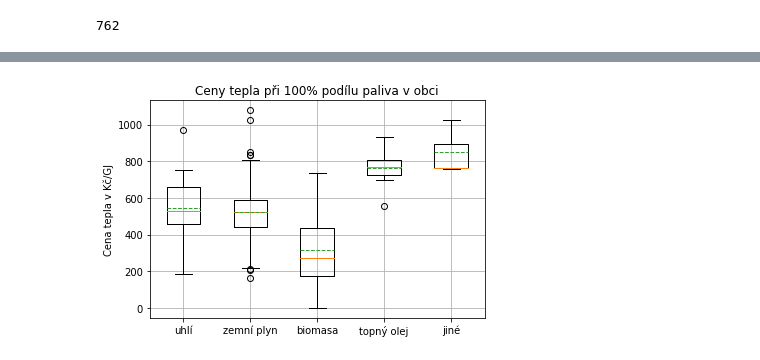
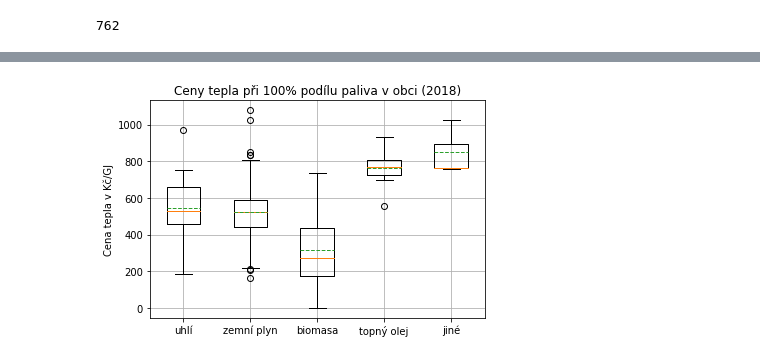
Before and after one commit to jandolezal/ceny-tepla, a Jupyter notebook: 2018/obce_z_lokalit_primo.ipynb, the cells around one changed output, grey strips where cells are left out. Drawn from its saved outputs; the diff is of its cells as text; code cells hidden in the pictures.

```diff
--- a/2018/obce_z_lokalit_primo.ipynb
+++ b/2018/obce_z_lokalit_primo.ipynb
@@ -105,6 +105,8 @@ obce['teplo_cena'] = grouped.apply(lambda x: np.average(x['dod_cena'], weights=x
 # %%
 for palivo in ['uhli', 'plyn', 'biomasa', 'olej', 'ostatni']:
     obce[palivo] = grouped[palivo].sum()
+
+for palivo in ['uhli', 'plyn', 'biomasa', 'olej', 'ostatni']:
     obce[f'pod_{palivo}'] = obce[f'{palivo}']/obce['teplo_mnozstvi']
 
 obce = obce.reset_index(drop=True)
@@ -141,13 +143,13 @@ summary_100
 | 4 | ostatni | 1 | 3.0 | 879.074562 | 850.717699 | 152.965347 | 760.500000 | 762.410000 | 764.320000 | 895.826549 | 1027.333098 |
 # %%
 plt.boxplot(subset, labels=labels, showmeans=True, meanline=True)
-plt.title('Ceny tepla při 100% podílu paliva v obci')
+plt.title('Ceny tepla při 100% podílu paliva v obci (2018)')
 plt.ylabel('Cena tepla v Kč/GJ')
 plt.grid()
 plt.savefig('boxplot_cena_100_podil.svg', format='svg')
 plt.savefig('boxplot_cena_100_podil.png', format='png', dpi=300)
 plt.show()
 # %% [output]
-[figure, old version]
+[figure, new version]
 # %%
 obce.to_csv('obce_2018.csv', index=False)
```
Also changed, not shown: parts of 1 cell of this notebook, 3 other files.
